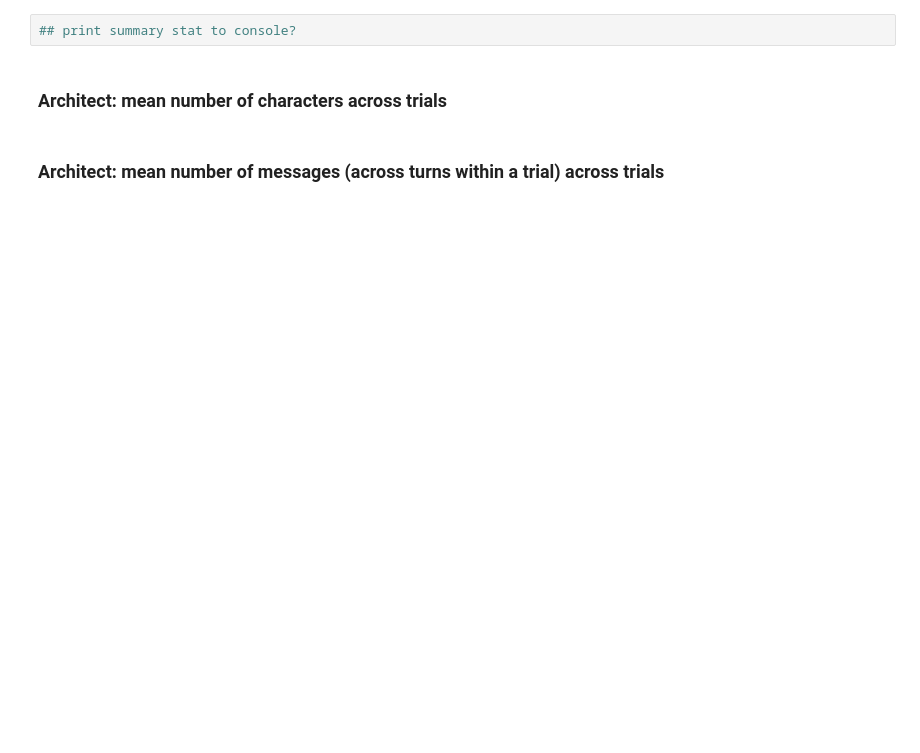
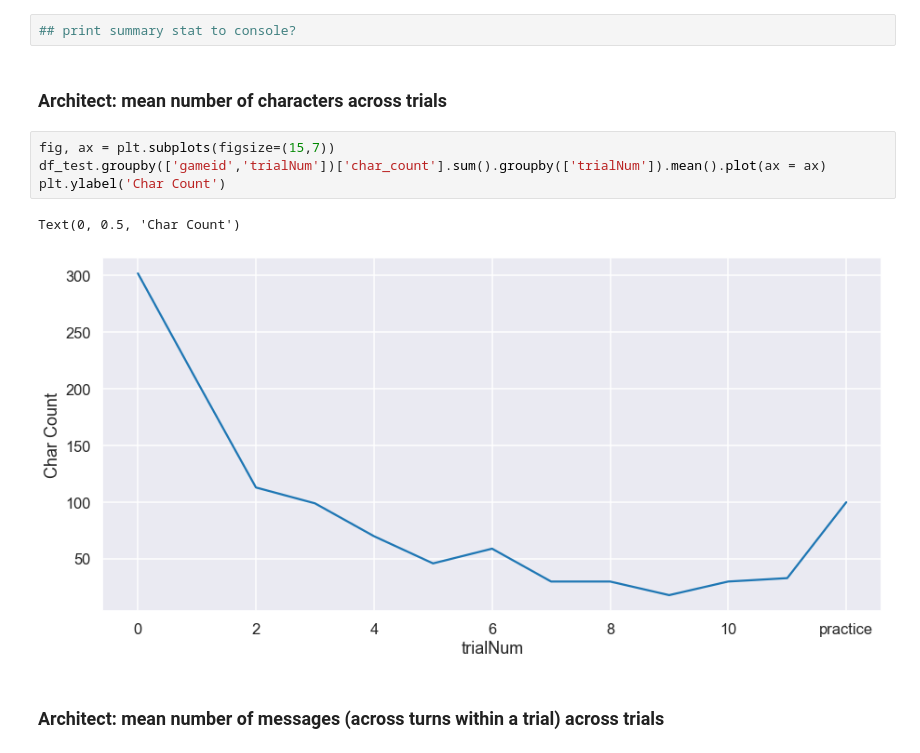
Before and after one commit to cogtoolslab/compositional-abstractions, a Jupyter notebook: analysis/compabs_analysis.ipynb, the cells around one changed output. Cells and saved outputs as stored; diff of their text form; blank space fills up the shorter version.

```diff
--- a/analysis/compabs_analysis.ipynb
+++ b/analysis/compabs_analysis.ipynb
@@ -235,5 +360,12 @@ df = df_trial_end_reduced_filtered.sort_values(by=['gameID', 'timeAbsolute'])
 ## print summary stat to console?
 # %% [markdown]
 ###  Architect: mean number of characters across trials
+# %%
+fig, ax = plt.subplots(figsize=(15,7))
+df_test.groupby(['gameid','trialNum'])['char_count'].sum().groupby(['trialNum']).mean().plot(ax = ax)
+plt.ylabel('Char Count')
+# %% [output]
+Text(0, 0.5, 'Char Count')
+[figure, added]
 # %% [markdown]
 ### Architect: mean number of messages (across turns within a trial) across trials
```
Also changed, not shown: parts of 22 cells of this notebook.
